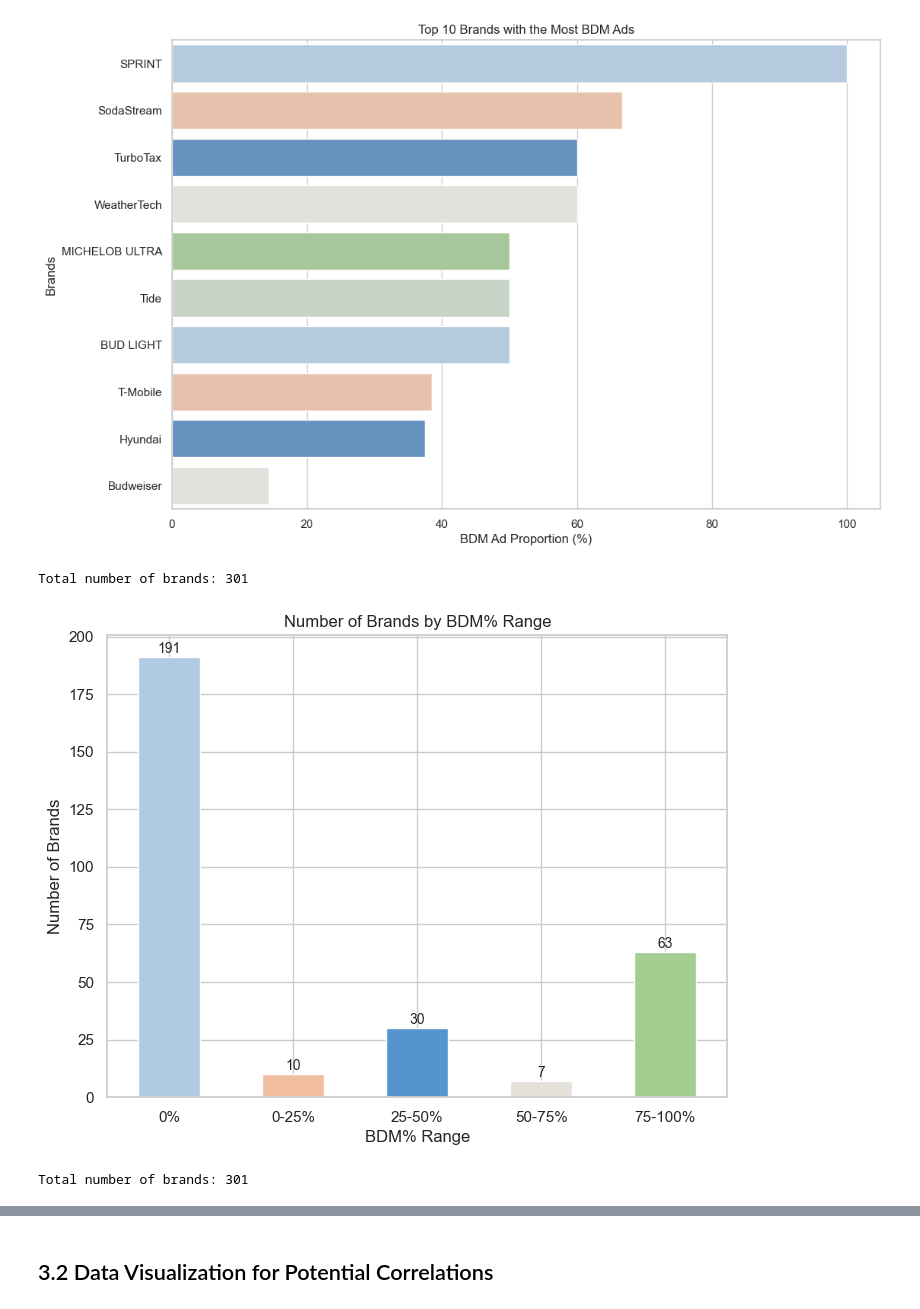
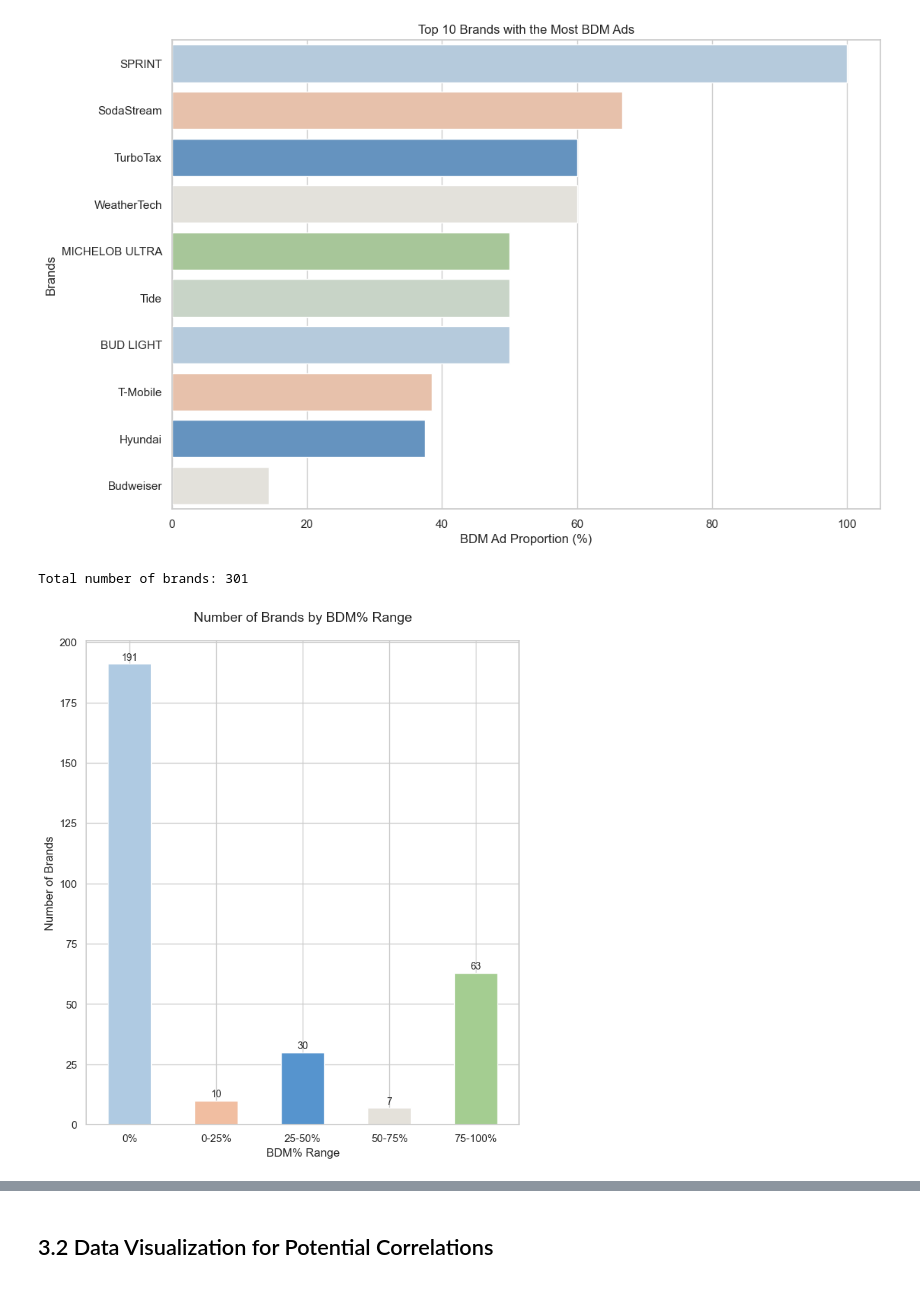
Before and after one commit to NilsLeo/Commercial-Brand-Differentiating-Message-Analysis, a Jupyter notebook: app/2 - Data Understanding.ipynb, the cells around one changed output, grey strips where cells are left out. Drawn from its saved outputs; the diff is of its cells as text; code cells hidden in the pictures.

Commit message:
Data Visualization: Diagramm Size Modification

```diff
--- a/app/2 - Data Understanding.ipynb
+++ b/app/2 - Data Understanding.ipynb
@@ -105,35 +105,34 @@ import matplotlib.pyplot as plt
 import pandas as pd
 
 # Define the bins and labels for BDM% ranges
 bins = [-0.01, 0, 25, 50, 75, 100]  # Define the bin edges
 labels = ['0%', '0-25%', '25-50%', '50-75%', '75-100%']  # Define the bin labels
 
 # Divide the BDM% into ranges
 sponsor_bdm['BDM_Range'] = pd.cut(sponsor_bdm['BDM%'], bins=bins, labels=labels, right=True)
 
 # Calculate the number of brands in each BDM% range
 bdm_counts = sponsor_bdm['BDM_Range'].value_counts().sort_index()
 
 # Calculate the total number of brands
 total_brands = sponsor_bdm.index.nunique()
 print(f'Total number of brands: {total_brands}')
 
 # Draw the bar chart
-plt.figure(figsize=(8, 6))
+plt.figure(figsize=(8, 9))
 ax = bdm_counts.plot(kind='bar', color=colors)
 
 # Print the number of brands on top of the bars
 for i, value in enumerate(bdm_counts):
     ax.text(i, value + 0.5, f'{int(value)}', ha='center', va='bottom', fontsize=10)
 
 # Add labels and title
-plt.title('Number of Brands by BDM% Range')
+plt.title('Number of Brands by BDM% Range', fontsize=14, pad=20)
 plt.xlabel('BDM% Range')
 plt.ylabel('Number of Brands')
 plt.xticks(rotation=0)
 plt.show()
 # %% [output]
 Total number of brands: 301
-[figure, old version]
+[figure, new version]
-Total number of brands: 301
 # %% [markdown]
```
Also changed, not shown: parts of 3 cells of this notebook.
